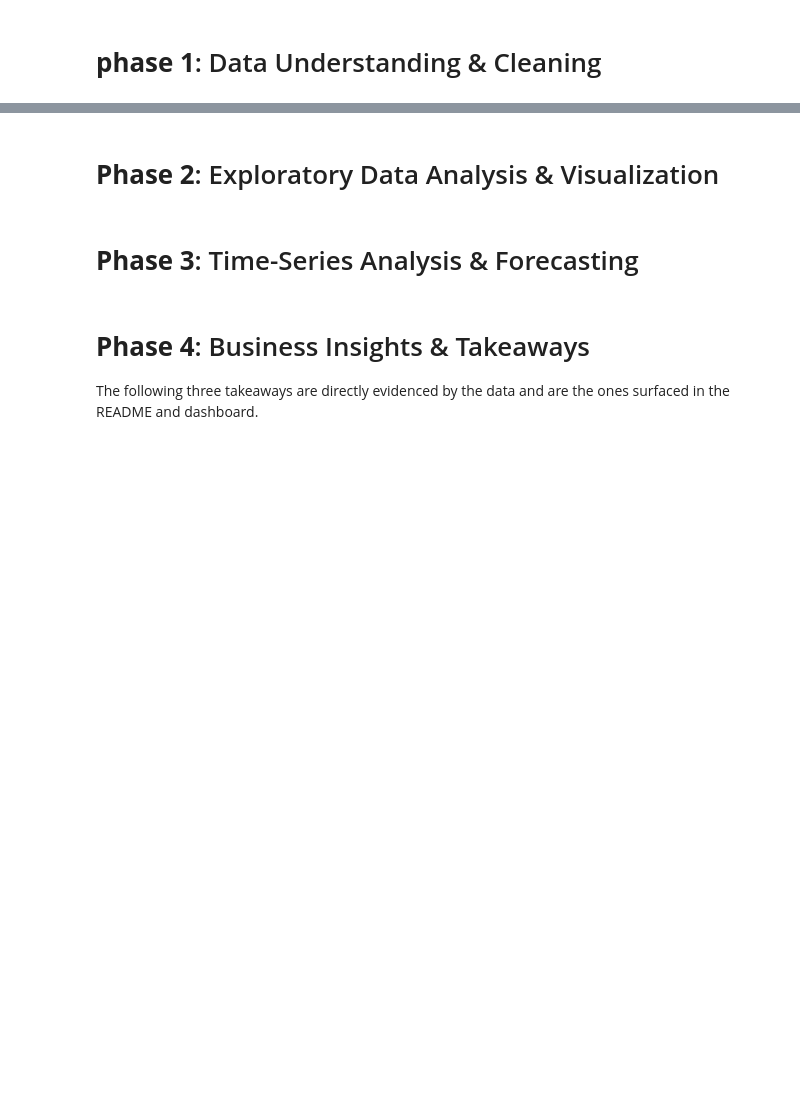
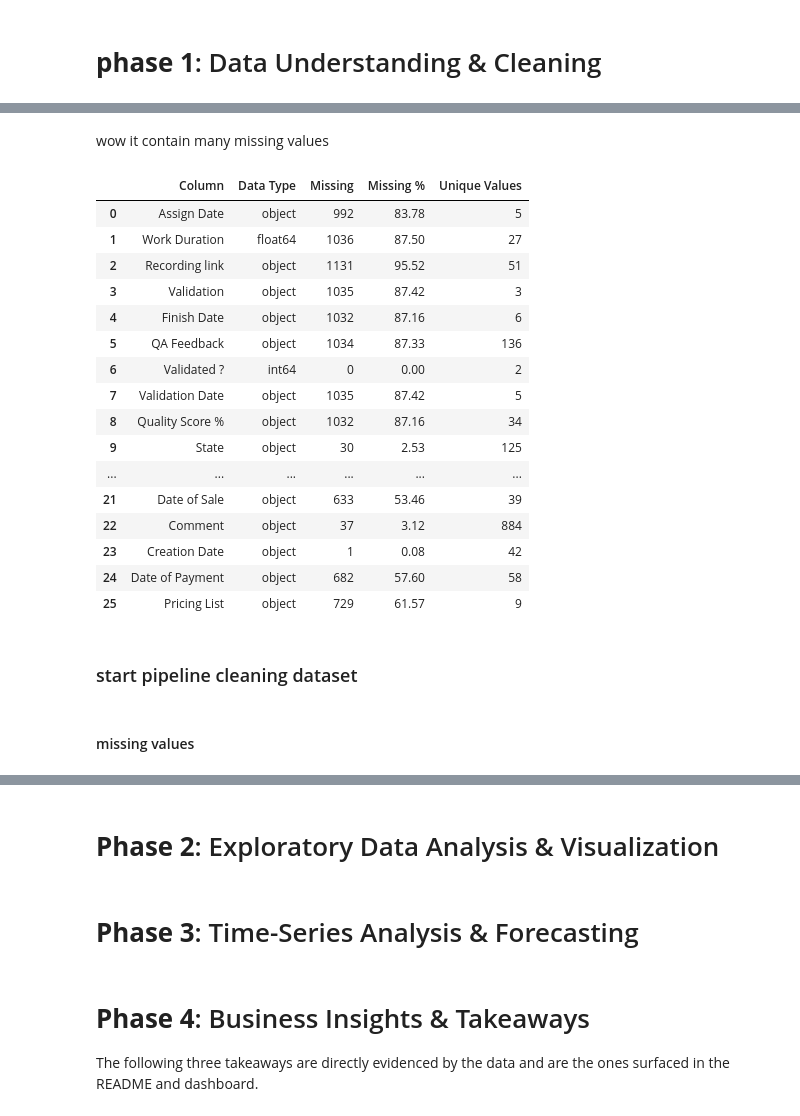
Before and after one commit to youssef-113/end-to-end-TimeSeries-forecasting, a Jupyter notebook: notebook/Understanding-Cleaning-EDA-CompaignData.ipynb, the cells around one changed output, grey strips where cells are left out. Cells and saved outputs as stored; diff of their text form; code cells hidden in the pictures; blank space fills up the shorter version.

```diff
--- a/notebook/Understanding-Cleaning-EDA-CompaignData.ipynb
+++ b/notebook/Understanding-Cleaning-EDA-CompaignData.ipynb
@@ -69,0 +165,34 @@ Key business questions:
+# %% [markdown]
+wow it contain many missing values
+# %%
+summary = pd.DataFrame({
+    "Column":dataset.columns,
+    "Data Type":dataset.dtypes.values,
+    "Missing":dataset.isnull().sum().values,
+    "Missing %":round(dataset.isnull().mean()*100,2).values,
+    "Unique Values":dataset.nunique().values
+})
+
+summary
+# %% [output]
+|  | Column | Data Type | Missing | Missing % | Unique Values |
+| 0 | Assign Date | object | 992 | 83.78 | 5 |
+| 1 | Work Duration | float64 | 1036 | 87.50 | 27 |
+| 2 | Recording link | object | 1131 | 95.52 | 51 |
+| 3 | Validation | object | 1035 | 87.42 | 3 |
+| 4 | Finish Date | object | 1032 | 87.16 | 6 |
+| 5 | QA Feedback | object | 1034 | 87.33 | 136 |
+| 6 | Validated ? | int64 | 0 | 0.00 | 2 |
+| 7 | Validation Date | object | 1035 | 87.42 | 5 |
+| 8 | Quality Score % | object | 1032 | 87.16 | 34 |
+| 9 | State | object | 30 | 2.53 | 125 |
+| ... | ... | ... | ... | ... | ... |
+| 21 | Date of Sale | object | 633 | 53.46 | 39 |
+| 22 | Comment | object | 37 | 3.12 | 884 |
+| 23 | Creation Date | object | 1 | 0.08 | 42 |
+| 24 | Date of Payment | object | 682 | 57.60 | 58 |
+| 25 | Pricing List | object | 729 | 61.57 | 9 |
+# %% [markdown]
+### start pipeline cleaning dataset
+# %% [markdown]
+#### missing values
```
Also changed, not shown: parts of 106 cells of this notebook, 5 other files.
